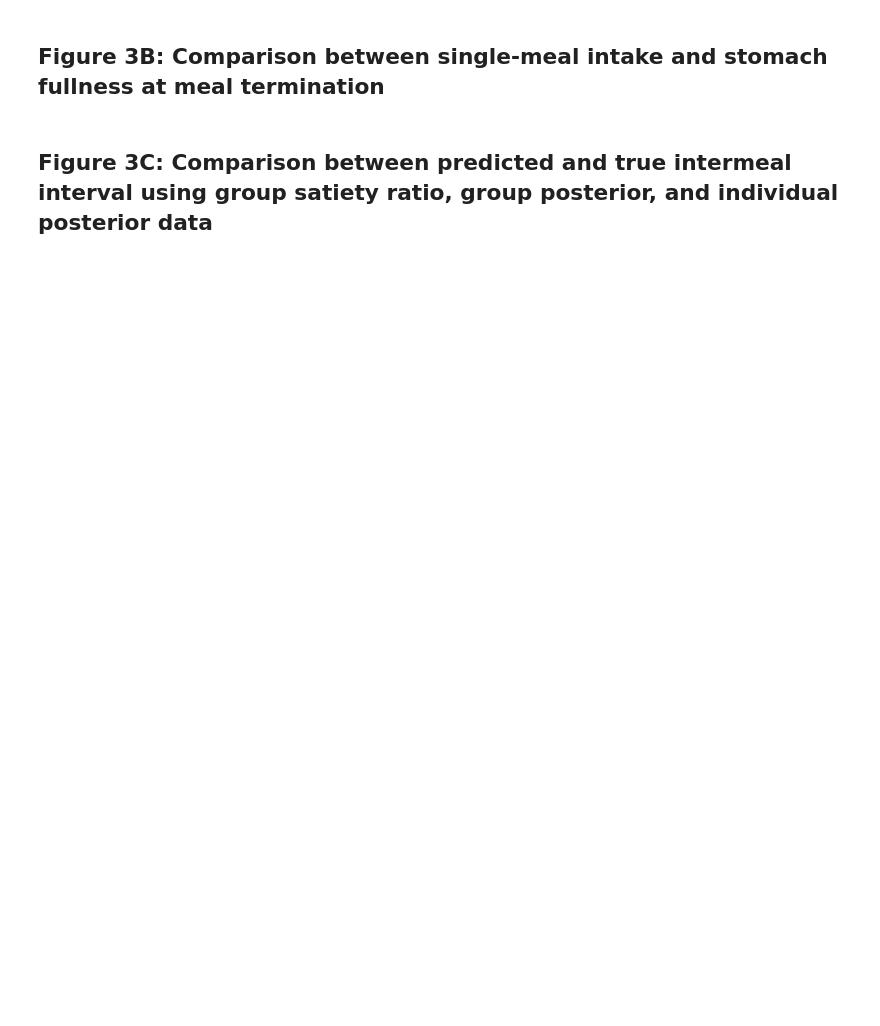
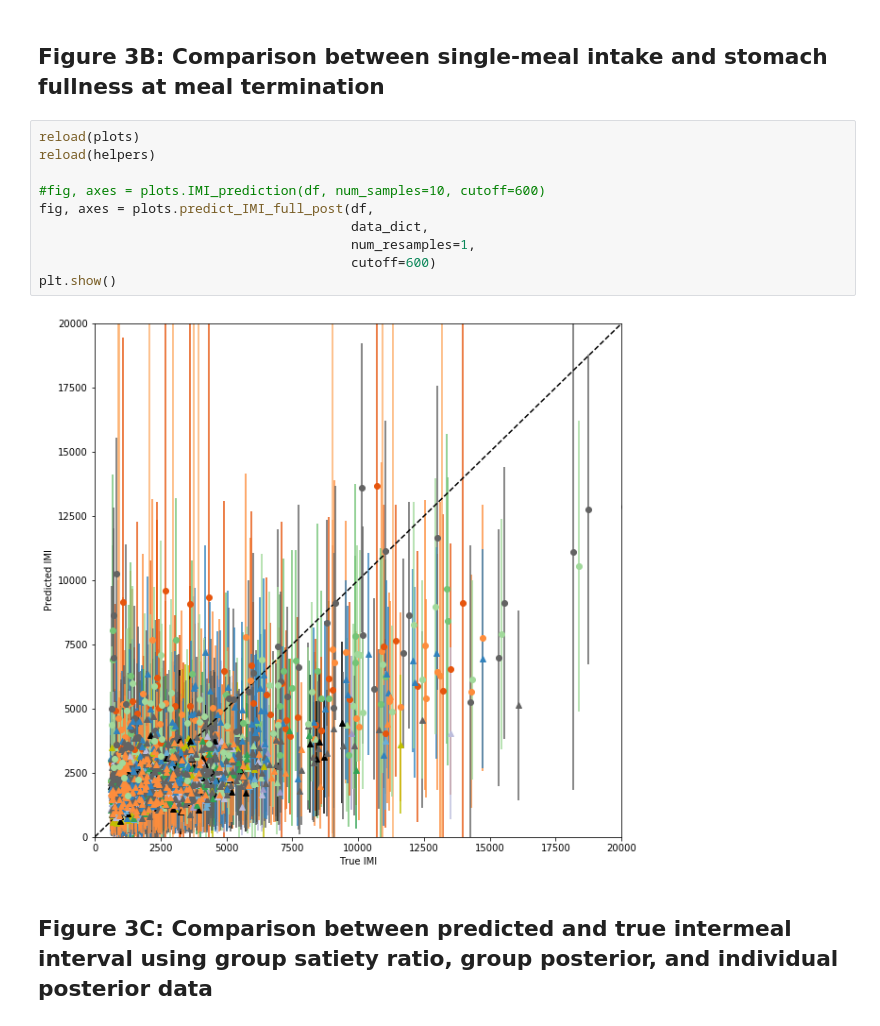
Before and after one commit to tomMcGrath/bayesian_feeding, a Jupyter notebook: Figure3.ipynb, the cells around one changed output. Drawn from its saved outputs; the diff is of its cells as text; blank space fills up the shorter version.

```diff
--- a/Figure3.ipynb
+++ b/Figure3.ipynb
@@ -20,4 +36,16 @@ reload(helpers)
 # %% [markdown]
 ## Figure 3B: Comparison between single-meal intake and stomach fullness at meal termination
+# %%
+reload(plots)
+reload(helpers)
+
+#fig, axes = plots.IMI_prediction(df, num_samples=10, cutoff=600)
+fig, axes = plots.predict_IMI_full_post(df,
+                                        data_dict,
+                                        num_resamples=1,
+                                        cutoff=600)
+plt.show()
+# %% [output]
+[figure, added]
 # %% [markdown]
 ## Figure 3C: Comparison between predicted and true intermeal interval using group satiety ratio, group posterior, and individual posterior data
```
Also changed, not shown: parts of 4 cells of this notebook, 5 other files.
